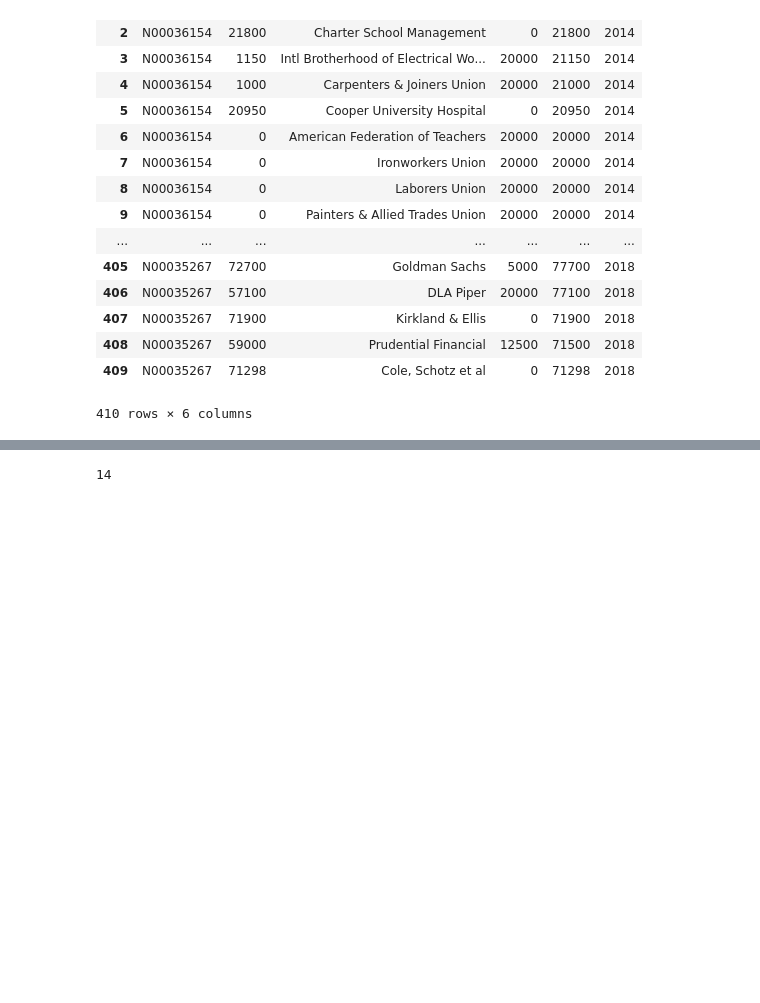
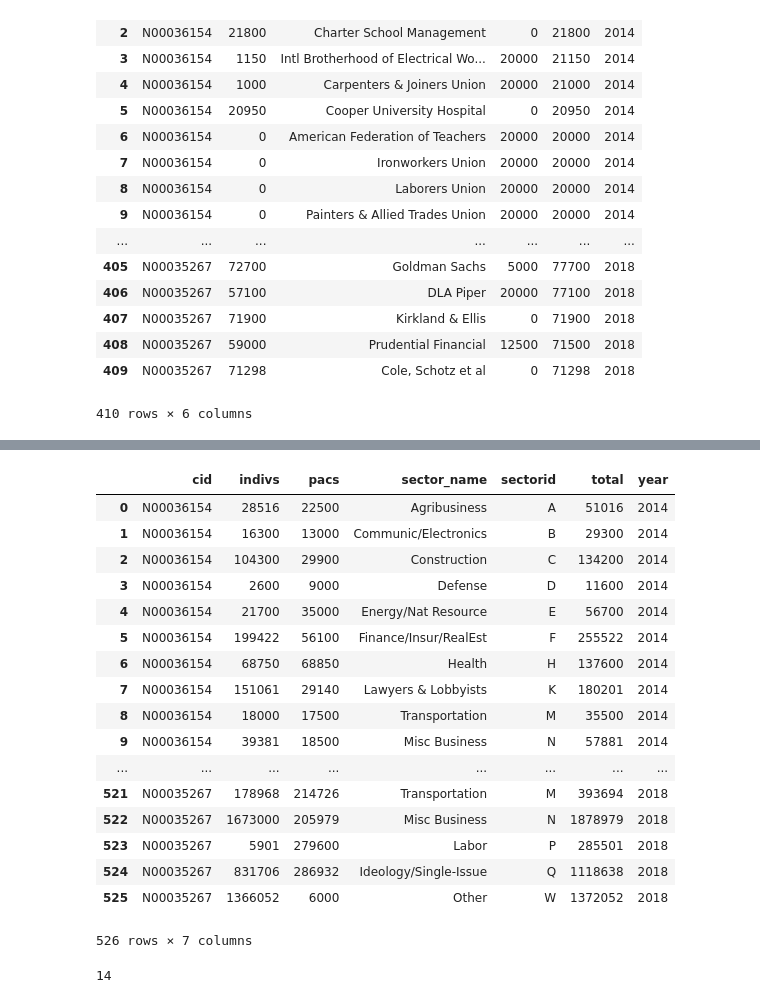
Before and after one commit to shoshievass/LobbyNetworks, a Jupyter notebook: readData.ipynb, the cells around one changed output, grey strips where cells are left out. Saved outputs shown, nothing was run; the diff lists cells and outputs as text; code cells hidden in the pictures; blank space fills up the shorter version.

```diff
--- a/readData.ipynb
+++ b/readData.ipynb
@@ -150,3 +172,25 @@ dfContrib
+# %%
+dfSector=createDataFrame("candSector.json")
+dfSector
+# %% [output]
+|  | cid | indivs | pacs | sector_name | sectorid | total | year |
+| 0 | N00036154 | 28516 | 22500 | Agribusiness | A | 51016 | 2014 |
+| 1 | N00036154 | 16300 | 13000 | Communic/Electronics | B | 29300 | 2014 |
+| 2 | N00036154 | 104300 | 29900 | Construction | C | 134200 | 2014 |
+| 3 | N00036154 | 2600 | 9000 | Defense | D | 11600 | 2014 |
+| 4 | N00036154 | 21700 | 35000 | Energy/Nat Resource | E | 56700 | 2014 |
+| 5 | N00036154 | 199422 | 56100 | Finance/Insur/RealEst | F | 255522 | 2014 |
+| 6 | N00036154 | 68750 | 68850 | Health | H | 137600 | 2014 |
+| 7 | N00036154 | 151061 | 29140 | Lawyers & Lobbyists | K | 180201 | 2014 |
+| 8 | N00036154 | 18000 | 17500 | Transportation | M | 35500 | 2014 |
+| 9 | N00036154 | 39381 | 18500 | Misc Business | N | 57881 | 2014 |
+| ... | ... | ... | ... | ... | ... | ... | ... |
+| 521 | N00035267 | 178968 | 214726 | Transportation | M | 393694 | 2018 |
+| 522 | N00035267 | 1673000 | 205979 | Misc Business | N | 1878979 | 2018 |
+| 523 | N00035267 | 5901 | 279600 | Labor | P | 285501 | 2018 |
+| 524 | N00035267 | 831706 | 286932 | Ideology/Single-Issue | Q | 1118638 | 2018 |
+| 525 | N00035267 | 1366052 | 6000 | Other | W | 1372052 | 2018 |
+526 rows × 7 columns
 # %%
 file=open(dataDir+'candidates_list.json', 'r')
 
```
Also changed, not shown: parts of 13 cells of this notebook.
